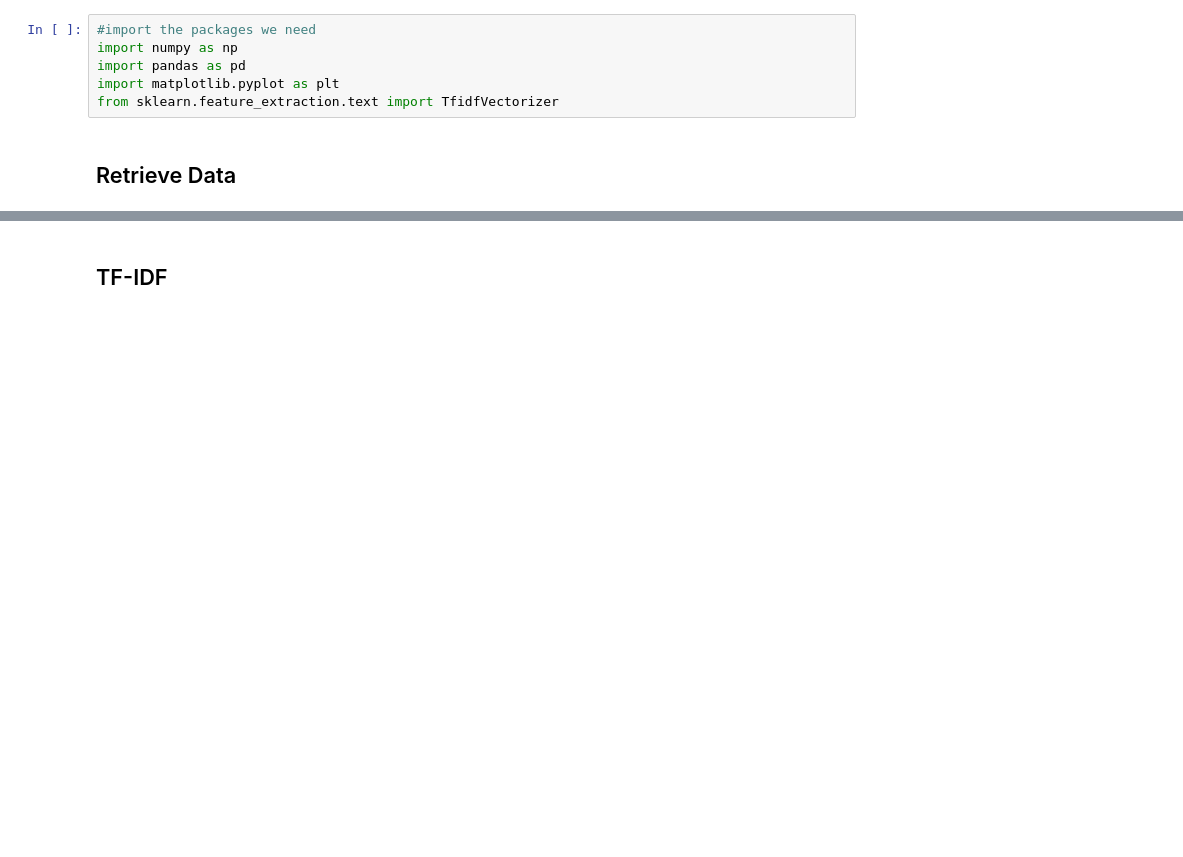
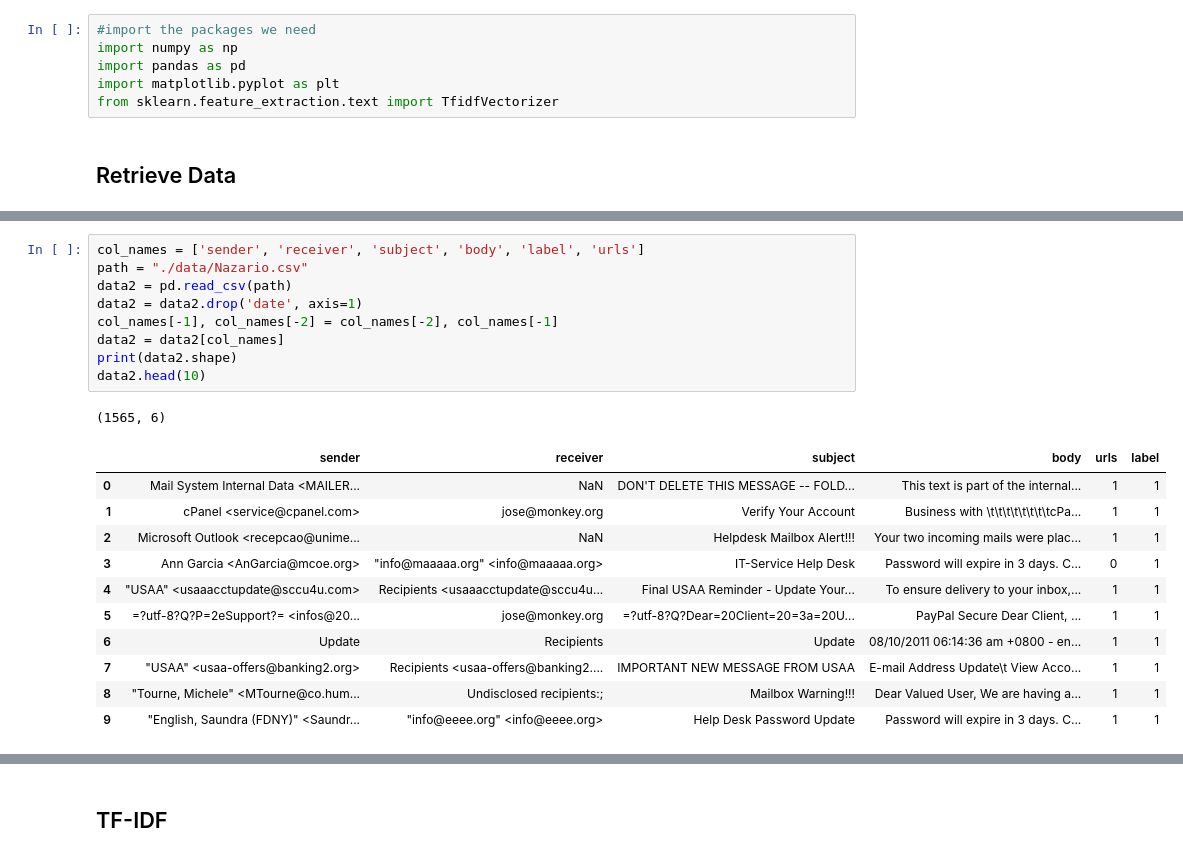
Before and after one commit to lunagpprado/scam_detector_p2, a Jupyter notebook: p2_decision_tree.ipynb, the cells around one changed output, grey strips where cells are left out. Drawn from its saved outputs; the diff is of its cells as text; blank space fills up the shorter version.

```diff
--- a/p2_decision_tree.ipynb
+++ b/p2_decision_tree.ipynb
@@ -32,3 +32,25 @@ data.head(10)
 | 7 | Daily Top 10 <acidirev_1972@tcwpg... | user2.3@gvc.ceas-challenge.cc | CNN.com Daily Top 10 | >+=+=+=+=+=+=+=+=+=+=+=+=+=+=+=+=... | 1 | 1 |
 | 8 | qydlqcws-iacfym@issues.apache.org | xrh@spamassassin.apache.org | [Bug 5780] URI processing turns u... | http://issues.apache.org/SpamAssa... | 1 | 0 |
 | 9 | Daily Top 10 <orn|dent_1973@music... | user7@gvc.ceas-challenge.cc | CNN.com Daily Top 10 | >+=+=+=+=+=+=+=+=+=+=+=+=+=+=+=+=... | 1 | 1 |
+# %%
+col_names = ['sender', 'receiver', 'subject', 'body', 'label', 'urls']
+path = "./data/Nazario.csv"
+data2 = pd.read_csv(path)
+data2 = data2.drop('date', axis=1)
+col_names[-1], col_names[-2] = col_names[-2], col_names[-1]
+data2 = data2[col_names]
+print(data2.shape)
+data2.head(10)
+# %% [output]
+(1565, 6)
+|  | sender | receiver | subject | body | urls | label |
+| 0 | Mail System Internal Data <MAILER... | NaN | DON'T DELETE THIS MESSAGE -- FOLD... | This text is part of the internal... | 1 | 1 |
+| 1 | cPanel <service@cpanel.com> | jose@monkey.org | Verify Your Account | Business with \t\t\t\t\t\t\t\tcPa... | 1 | 1 |
+| 2 | Microsoft Outlook <recepcao@unime... | NaN | Helpdesk Mailbox Alert!!! | Your two incoming mails were plac... | 1 | 1 |
+| 3 | Ann Garcia <AnGarcia@mcoe.org> | "info@maaaaa.org" <info@maaaaa.org> | IT-Service Help Desk | Password will expire in 3 days. C... | 0 | 1 |
+| 4 | "USAA" <usaaacctupdate@sccu4u.com> | Recipients <usaaacctupdate@sccu4u... | Final USAA Reminder - Update Your... | To ensure delivery to your inbox,... | 1 | 1 |
+| 5 | =?utf-8?Q?P=2eSupport?= <infos@20... | jose@monkey.org | =?utf-8?Q?Dear=20Client=20=3a=20U... | PayPal Secure Dear Client, ... | 1 | 1 |
+| 6 | Update | Recipients | Update | 08/10/2011 06:14:36 am +0800 - en... | 1 | 1 |
+| 7 | "USAA" <usaa-offers@banking2.org> | Recipients <usaa-offers@banking2.... | IMPORTANT NEW MESSAGE FROM USAA | E-mail Address Update\t View Acco... | 1 | 1 |
+| 8 | "Tourne, Michele" <MTourne@co.hum... | Undisclosed recipients:; | Mailbox Warning!!! | Dear Valued User, We are having a... | 1 | 1 |
+| 9 | "English, Saundra (FDNY)" <Saundr... | "info@eeee.org" <info@eeee.org> | Help Desk Password Update | Password will expire in 3 days. C... | 1 | 1 |
```
Also changed, not shown: parts of 30 cells of this notebook.
